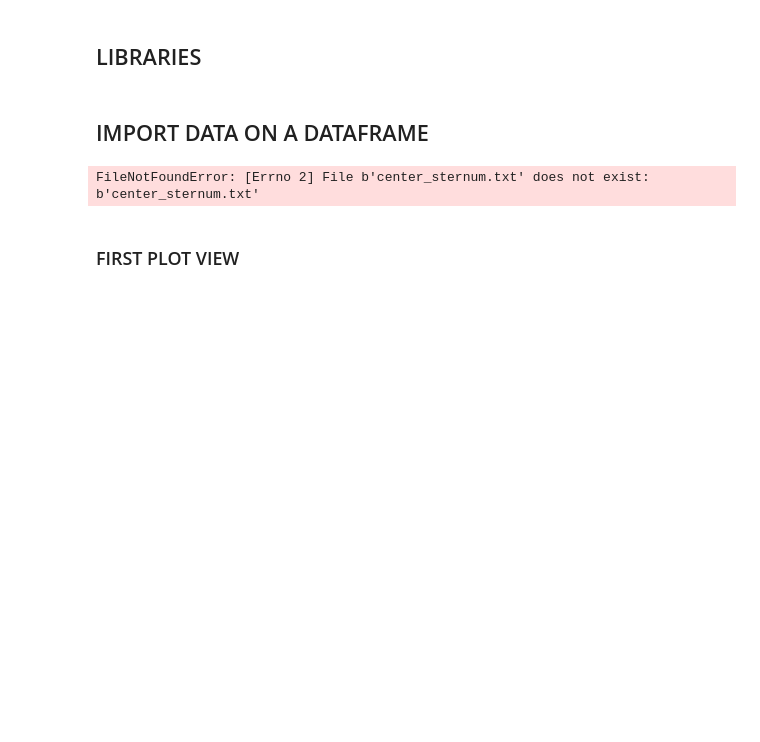
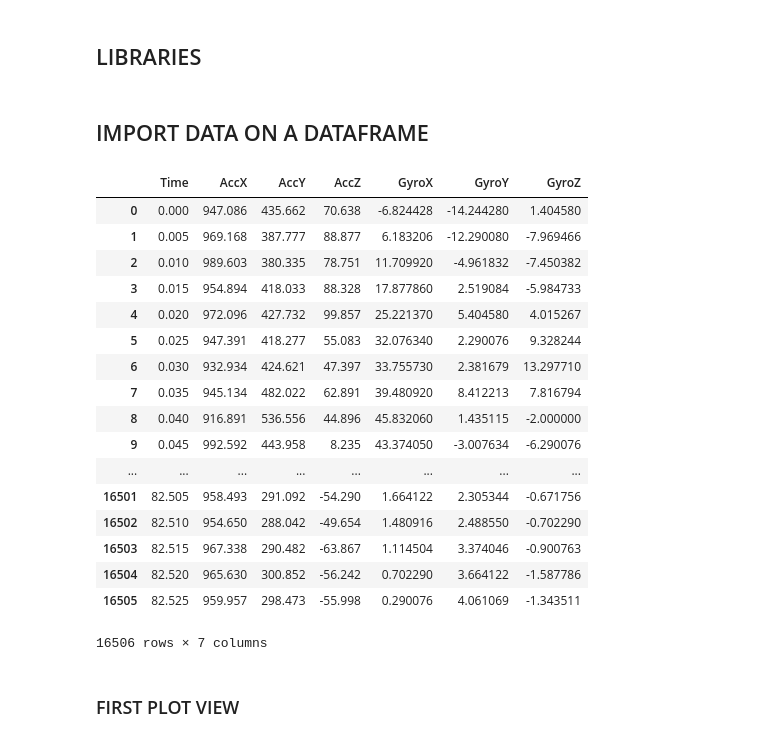
Before and after one commit to camillaquaglia/Heart-Rate-Estimation, a Jupyter notebook: SCG.ipynb, the cells around one changed output. Cells and saved outputs as stored; diff of their text form; code cells hidden in the pictures; blank space fills up the shorter version.

```diff
--- a/SCG.ipynb
+++ b/SCG.ipynb
@@ -20,21 +20,39 @@ import matplotlib.pyplot as plt
 # %%
 filename1 = "center_sternum.txt"
 data_read = pd.read_table(filename1)
 
 # Full data as dataframe
 data = pd.DataFrame(data_read)
 
 # Frequency
 Freq = data['Log Freq'][1]
 
 # Reconstructing Real_Time
 Time_stamp = data[['Timestamp']]
 data_time = pd.DataFrame(np.asarray(range(len(Time_stamp)))*(1/Freq), columns=['Time'])
 
 # Acc & Gyro data on the three axis
 data_ag = pd.concat([data_time,data[['AccX','AccY','AccZ']], data[['GyroX','GyroY','GyroZ']]],axis=1)
+data_ag
 # %% [output]
+|  | Time | AccX | AccY | AccZ | GyroX | GyroY | GyroZ |
+| 0 | 0.000 | 947.086 | 435.662 | 70.638 | -6.824428 | -14.244280 | 1.404580 |
+| 1 | 0.005 | 969.168 | 387.777 | 88.877 | 6.183206 | -12.290080 | -7.969466 |
+| 2 | 0.010 | 989.603 | 380.335 | 78.751 | 11.709920 | -4.961832 | -7.450382 |
+| 3 | 0.015 | 954.894 | 418.033 | 88.328 | 17.877860 | 2.519084 | -5.984733 |
+| 4 | 0.020 | 972.096 | 427.732 | 99.857 | 25.221370 | 5.404580 | 4.015267 |
+| 5 | 0.025 | 947.391 | 418.277 | 55.083 | 32.076340 | 2.290076 | 9.328244 |
+| 6 | 0.030 | 932.934 | 424.621 | 47.397 | 33.755730 | 2.381679 | 13.297710 |
+| 7 | 0.035 | 945.134 | 482.022 | 62.891 | 39.480920 | 8.412213 | 7.816794 |
+| 8 | 0.040 | 916.891 | 536.556 | 44.896 | 45.832060 | 1.435115 | -2.000000 |
+| 9 | 0.045 | 992.592 | 443.958 | 8.235 | 43.374050 | -3.007634 | -6.290076 |
+| ... | ... | ... | ... | ... | ... | ... | ... |
+| 16501 | 82.505 | 958.493 | 291.092 | -54.290 | 1.664122 | 2.305344 | -0.671756 |
+| 16502 | 82.510 | 954.650 | 288.042 | -49.654 | 1.480916 | 2.488550 | -0.702290 |
+| 16503 | 82.515 | 967.338 | 290.482 | -63.867 | 1.114504 | 3.374046 | -0.900763 |
+| 16504 | 82.520 | 965.630 | 300.852 | -56.242 | 0.702290 | 3.664122 | -1.587786 |
+| 16505 | 82.525 | 959.957 | 298.473 | -55.998 | 0.290076 | 4.061069 | -1.343511 |
-FileNotFoundError: [Errno 2] File b'center_sternum.txt' does not exist: b'center_sternum.txt'
+16506 rows × 7 columns
 # %% [markdown]
 ### FIRST PLOT VIEW
 # %%
```
Also changed, not shown: parts of 18 cells of this notebook.
